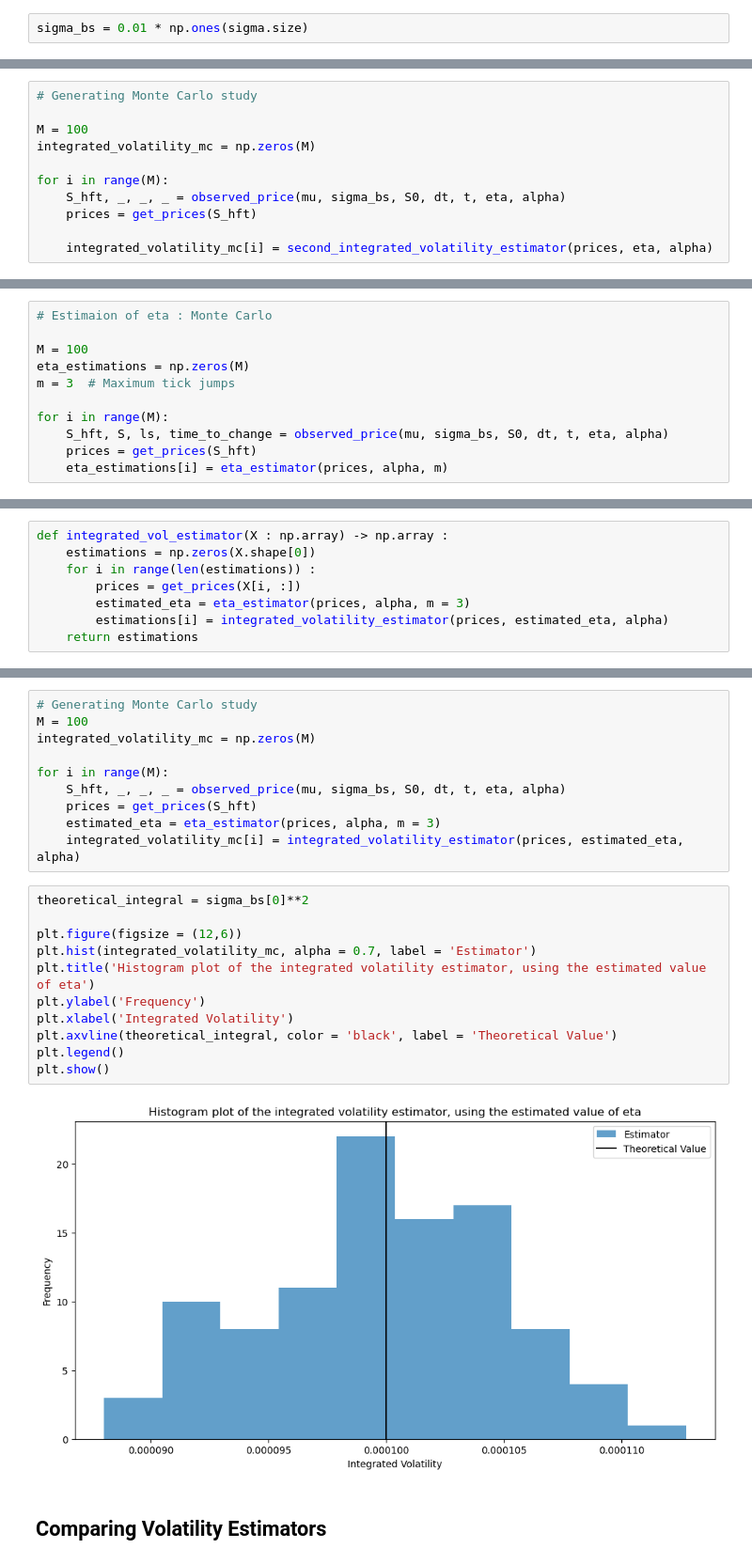
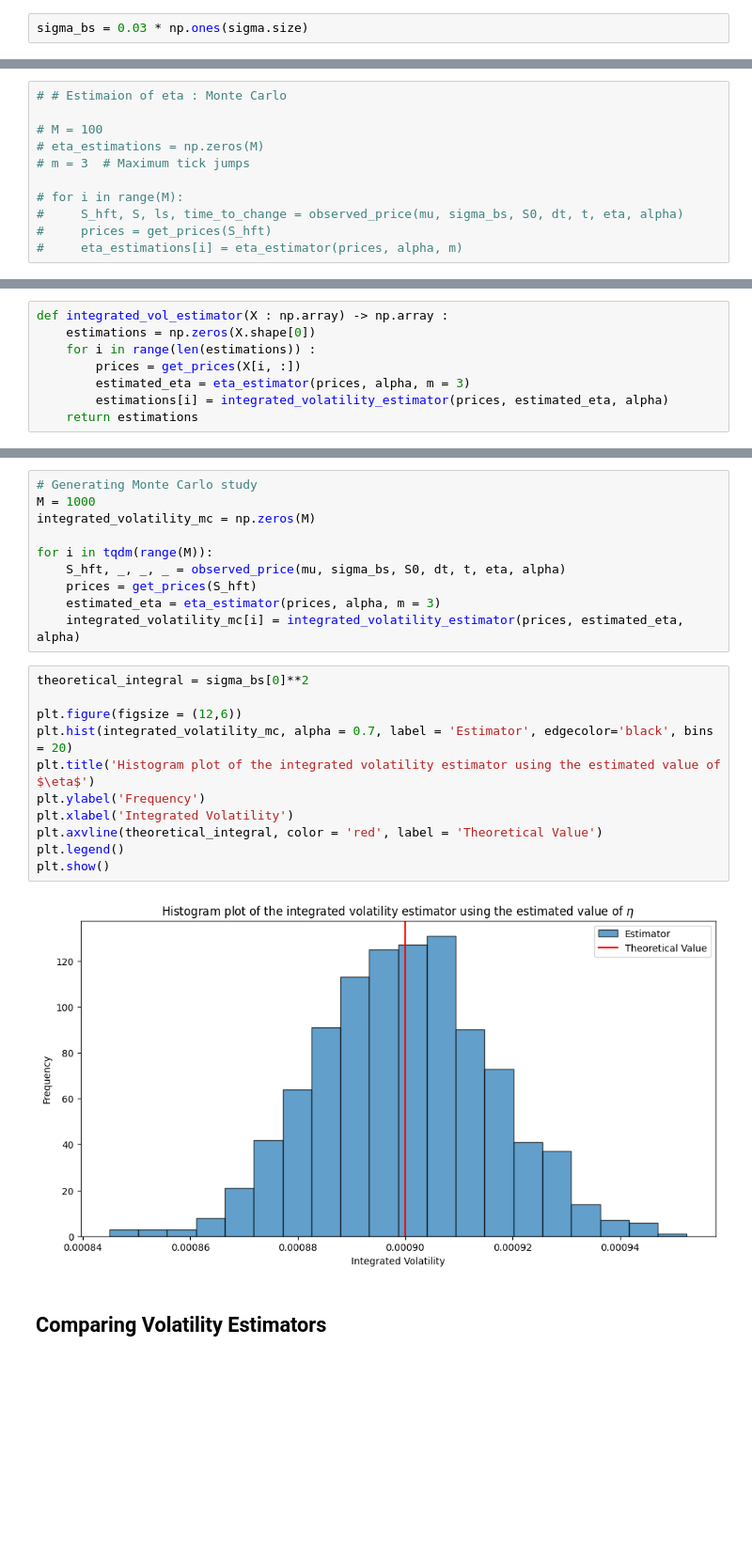
Before and after one commit to nicolassinott/HFT, a Jupyter notebook: notebooks/Uncertainty_zones/model.ipynb, the cells around one changed output, grey strips where cells are left out. Shown at 94% size. Drawn from its saved outputs; the diff is of its cells as text; blank space fills up the shorter version.

```diff
--- a/notebooks/Uncertainty_zones/model.ipynb
+++ b/notebooks/Uncertainty_zones/model.ipynb
@@ -211,7 +211,7 @@ plt.show()
 # %% [markdown]
 **Here we study a volatility that is constant.**
 # %%
-sigma_bs = 0.01 * np.ones(sigma.size)
+sigma_bs = 0.03 * np.ones(sigma.size)
 # %%
 def get_prices(S_hft : np.array) -> np.array :
     """ This function returns the array of P_t_i"""
@@ -264,11 +296,0 @@ plt.show()
-# %%
-# Generating Monte Carlo study
-
-M = 100
-integrated_volatility_mc = np.zeros(M)
-
-for i in range(M):
-    S_hft, _, _, _ = observed_price(mu, sigma_bs, S0, dt, t, eta, alpha)
-    prices = get_prices(S_hft)
-
-    integrated_volatility_mc[i] = second_integrated_volatility_estimator(prices, eta, alpha)
@@ -344,13 +353,13 @@ def eta_estimator(prices : np.array, alpha : float, m : int) :
 
     return estimation_eta
 # %%
-# Estimaion of eta : Monte Carlo
+# # Estimaion of eta : Monte Carlo
 
-M = 100
-eta_estimations = np.zeros(M)
-m = 3  # Maximum tick jumps
+# M = 100
+# eta_estimations = np.zeros(M)
+# m = 3  # Maximum tick jumps
 
-for i in range(M):
-    S_hft, S, ls, time_to_change = observed_price(mu, sigma_bs, S0, dt, t, eta, alpha)
-    prices = get_prices(S_hft)
-    eta_estimations[i] = eta_estimator(prices, alpha, m)
+# for i in range(M):
+#     S_hft, S, ls, time_to_change = observed_price(mu, sigma_bs, S0, dt, t, eta, alpha)
+#     prices = get_prices(S_hft)
+#     eta_estimations[i] = eta_estimator(prices, alpha, m)
@@ -398,9 +386,9 @@ def integrated_vol_estimator(X : np.array) -> np.array :
 # %%
 # Generating Monte Carlo study
-M = 100
+M = 1000
 integrated_volatility_mc = np.zeros(M)
 
-for i in range(M):
+for i in tqdm(range(M)):
     S_hft, _, _, _ = observed_price(mu, sigma_bs, S0, dt, t, eta, alpha)
     prices = get_prices(S_hft)
     estimated_eta = eta_estimator(prices, alpha, m = 3)
@@ -408,16 +396,16 @@ for i in range(M):
 # %%
 theoretical_integral = sigma_bs[0]**2
 
 plt.figure(figsize = (12,6))
-plt.hist(integrated_volatility_mc, alpha = 0.7, label = 'Estimator')
-plt.title('Histogram plot of the integrated volatility estimator, using the estimated value of eta')
+plt.hist(integrated_volatility_mc, alpha = 0.7, label = 'Estimator', edgecolor='black', bins = 20)
+plt.title('Histogram plot of the integrated volatility estimator using the estimated value of $\eta$')
 plt.ylabel('Frequency')
 plt.xlabel('Integrated Volatility')
-plt.axvline(theoretical_integral, color = 'black', label = 'Theoretical Value')
+plt.axvline(theoretical_integral, color = 'red', label = 'Theoretical Value')
 plt.legend()
 plt.show()
 # %% [output]
-[figure, old version]
+[figure, new version]
 # %% [markdown]
 ## Comparing Volatility Estimators
 # %% [markdown]
```
Also changed, not shown: parts of 21 cells of this notebook, 1 other file.
